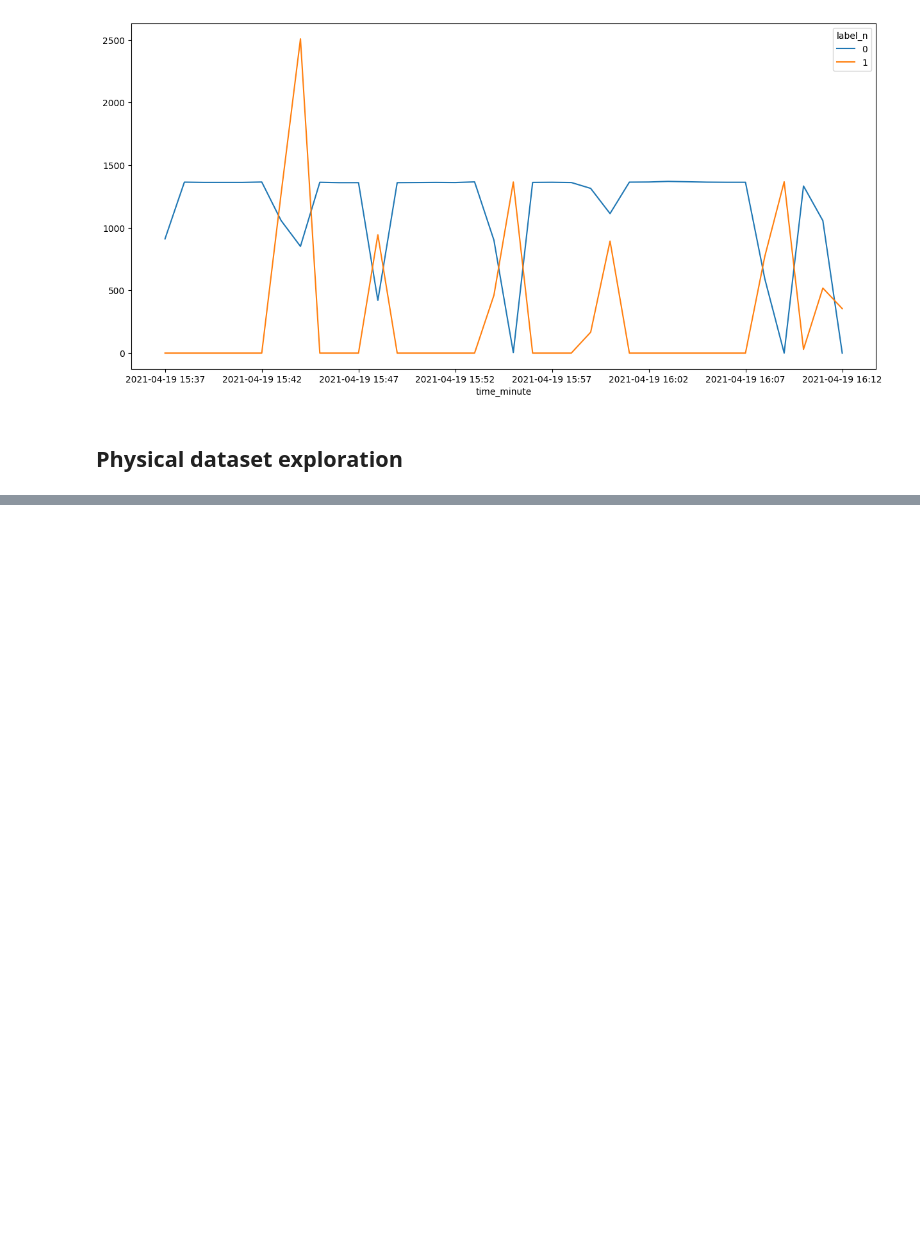
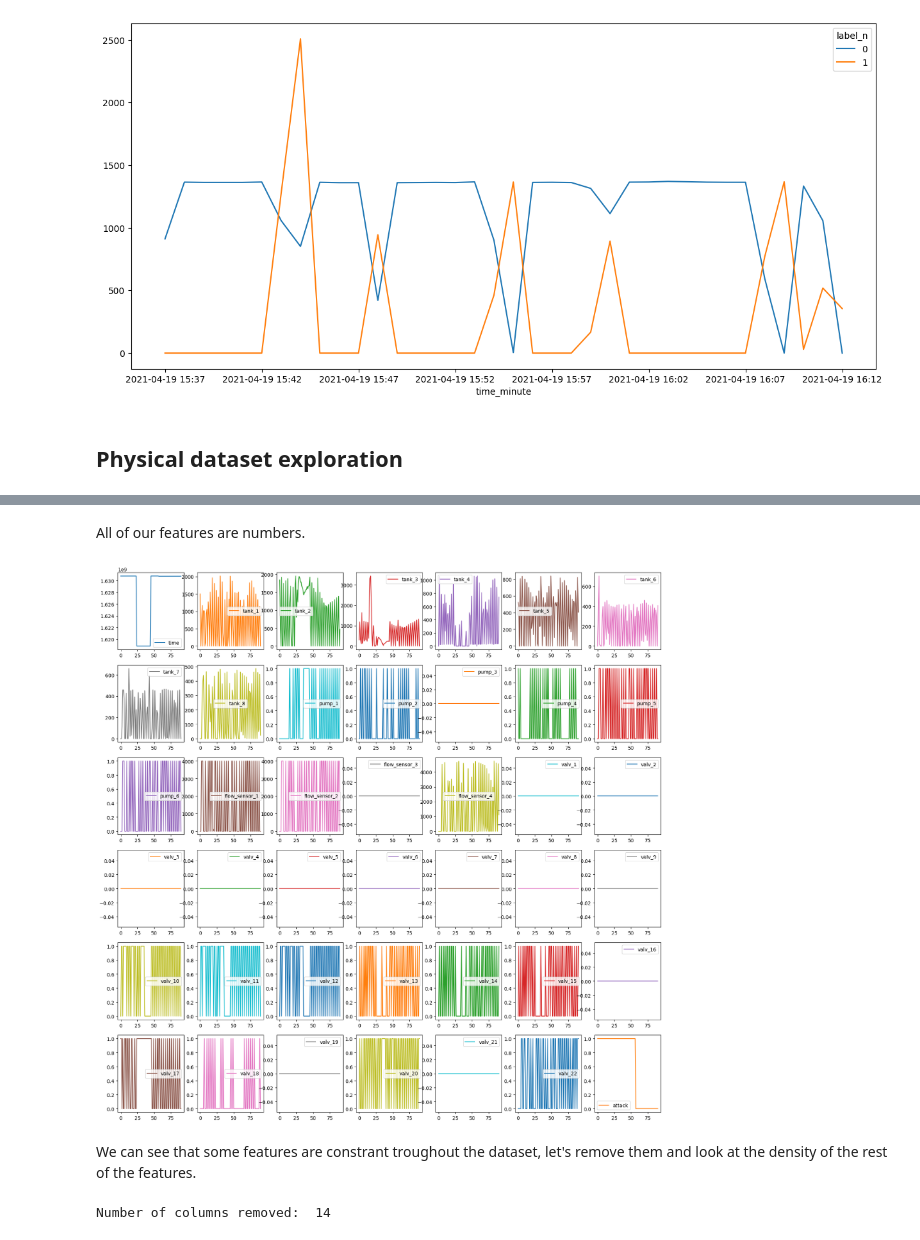
Before and after one commit to theo88400/ML-SECU2024, a Jupyter notebook: src/data_exploration/exploration.ipynb, the cells around one changed output, grey strips where cells are left out. Cells and saved outputs as stored; diff of their text form; code cells hidden in the pictures; blank space fills up the shorter version.

```diff
--- a/src/data_exploration/exploration.ipynb
+++ b/src/data_exploration/exploration.ipynb
@@ -327,0 +449,19 @@ df_physical.head()
+# %% [markdown]
+All of our features are numbers.
+# %%
+df_physical.plot(subplots=True, layout=(6,7), sharex=False, figsize=(20, 20))
+plt.show()
+# %% [output]
+[figure, added]
+# %% [markdown]
+We can see that some features are constrant troughout the dataset, let's remove them and look at the density of the rest of the features.
+# %%
+n_removed_cols = 0
+for col in df_physical.columns:
+    unique_values = df_physical.loc[:, col].value_counts()
+    if len(unique_values) == 1:
+        df_physical.drop(columns=col, inplace=True)
+        n_removed_cols += 1
+print("Number of columns removed: ", n_removed_cols)
+# %% [output]
+Number of columns removed:  14
```
Also changed, not shown: parts of 34 cells of this notebook, 1 other file.
